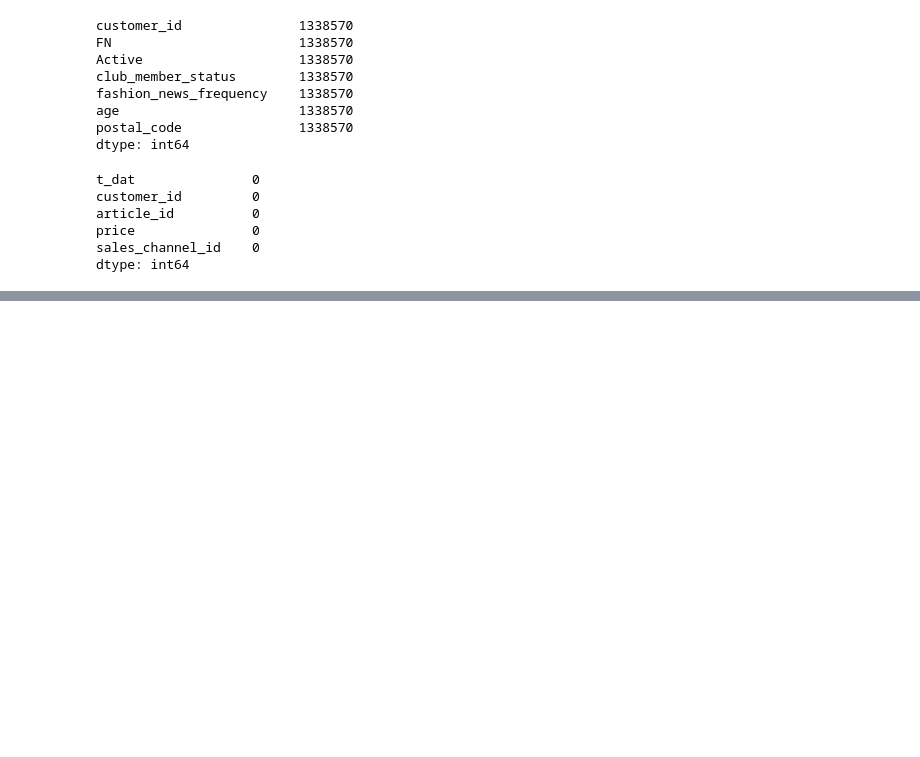
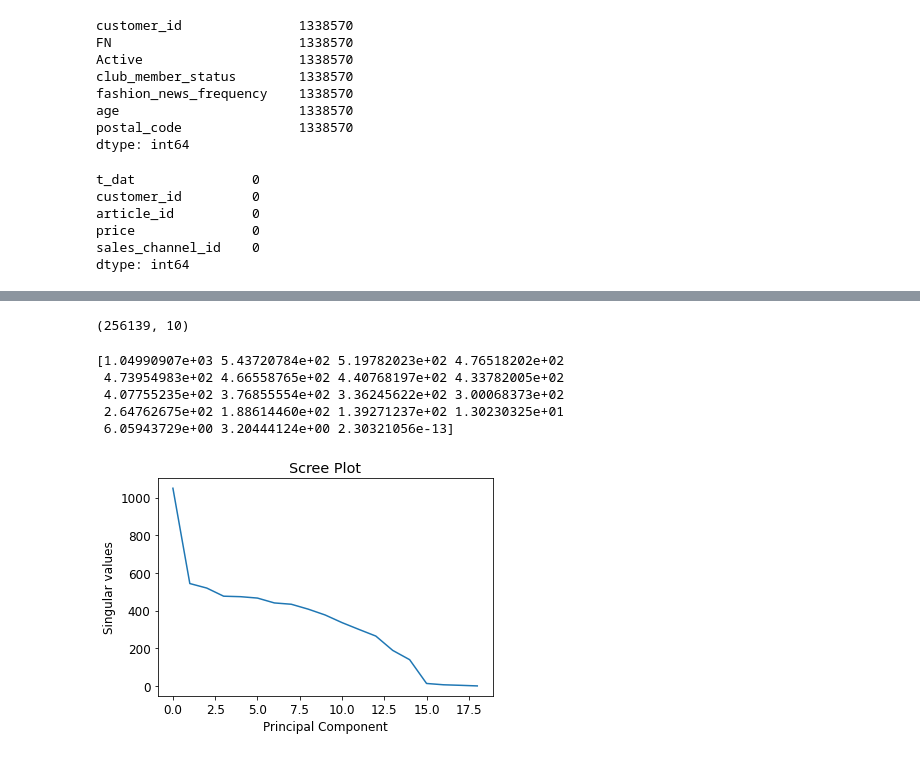
Before and after one commit to AlessiaLa/H-M-Customer-Segmentation-CRISP-DM, a Jupyter notebook: H&M Sales CRISP-DM Analysis.ipynb, the cells around one changed output, grey strips where cells are left out. Saved outputs shown, nothing was run; the diff lists cells and outputs as text; code cells hidden in the pictures; blank space fills up the shorter version.

```diff
--- a/H&M Sales CRISP-DM Analysis.ipynb
+++ b/H&M Sales CRISP-DM Analysis.ipynb
@@ -1037,3 +1737,48 @@ pca = PCA(.95)
 principalComponents = pca.fit_transform(customers_5)
 principalDf = pd.DataFrame(data = principalComponents
              , columns = ['principal component 1', 'principal component 2'])'''
+# %%
+# Cumulative percentage of total variation to find k
+
+def cumul_percentage(D, ts):
+    t = 100.*np.cumsum(D**2.0)/np.sum(D**2.0)
+    kt = np.argmin(t <= ts)
+    return kt+1
+# %%
+pcaObj = PCA(copy=True, n_components=10).fit(customers_no_id)
+matrix_pca = pcaObj.transform(customers_no_id)
+
+print(matrix_pca.shape)
+# %% [output]
+(256139, 10)
+# %%
+# I try also to use the Cumulative Percentage of total variation method to find the k
+
+# I need to center my data before applying cumulative percentage of total variation
+train_mean = (np.sum(customers_no_id, axis=1)/(customers_no_id.shape[1])).values.reshape(customers_no_id.shape[0], 1)
+centered_data= customers_no_id- train_mean
+
+
+pca = PCA(copy=True).fit(centered_data)
+
+s_values = pca.singular_values_
+print(s_values)
+
+k_components= cumul_percentage(s_values, .90)
+#print(k_components)
+#print(customers_no_id.shape[1])
+
+xaxis = np.arange(centered_data.shape[1])
+fig = plt.figure()
+plt.plot(xaxis, s_values)
+plt.title('Scree Plot')
+plt.xlabel('Principal Component')
+plt.ylabel('Singular values')
+plt.show()
+# %% [output]
+[1.04990907e+03 5.43720784e+02 5.19782023e+02 4.76518202e+02
+ 4.73954983e+02 4.66558765e+02 4.40768197e+02 4.33782005e+02
+ 4.07755235e+02 3.76855554e+02 3.36245622e+02 3.00068373e+02
+ 2.64762675e+02 1.88614460e+02 1.39271237e+02 1.30230325e+01
+ 6.05943729e+00 3.20444124e+00 2.30321056e-13]
+[figure, added]
```
Also changed, not shown: parts of 70 cells of this notebook.
